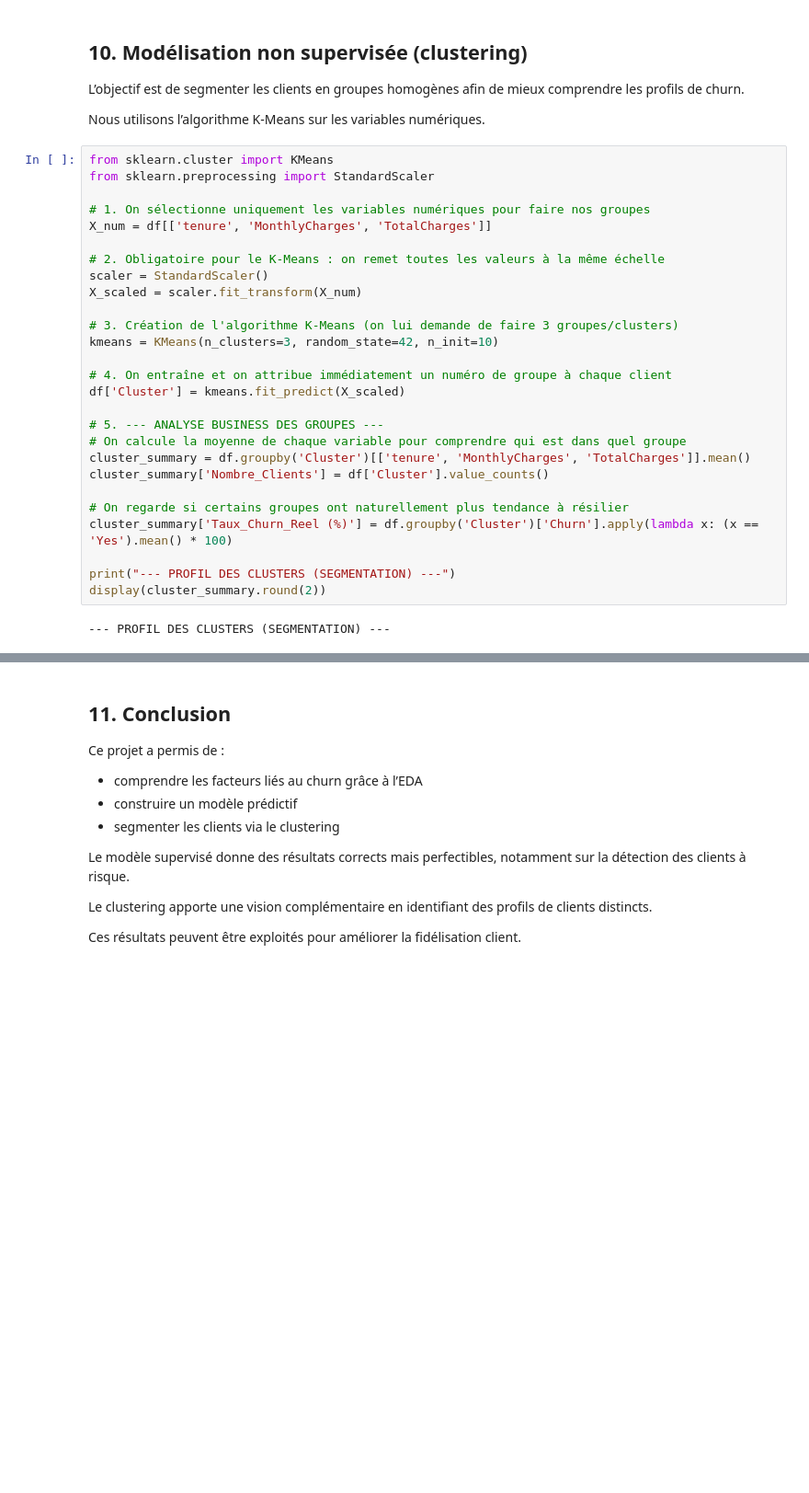
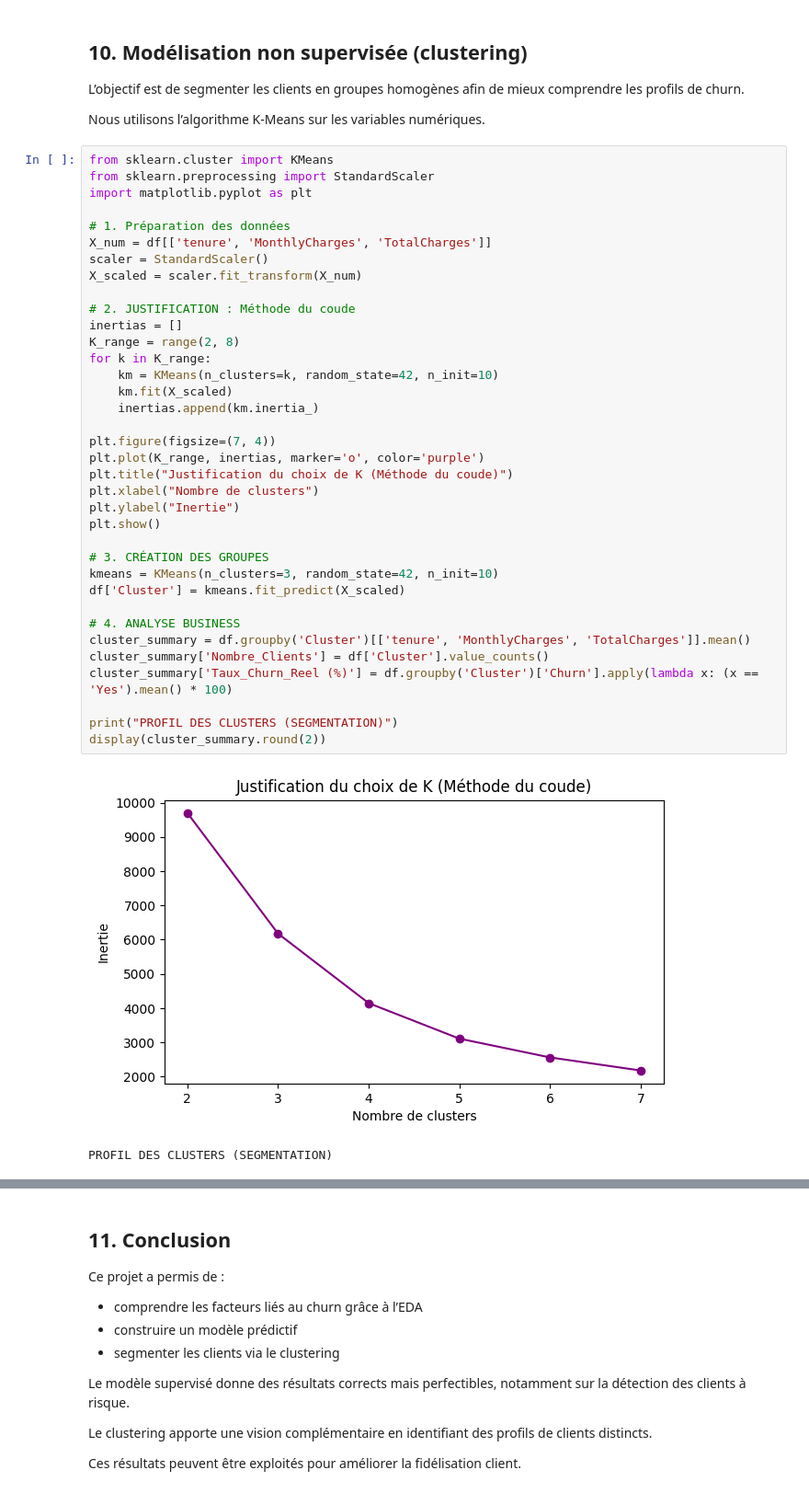
Before and after one commit to Sglinggling/Data-Science-Telco-Churn, a Jupyter notebook: eda.ipynb, the cells around one changed output, grey strips where cells are left out. Shown at 92% size. Drawn from its saved outputs; the diff is of its cells as text; blank space fills up the shorter version.

```diff
--- a/eda.ipynb
+++ b/eda.ipynb
@@ -318,32 +460,42 @@ Nous utilisons l’algorithme K-Means sur les variables numériques.
 # %%
 from sklearn.cluster import KMeans
 from sklearn.preprocessing import StandardScaler
+import matplotlib.pyplot as plt
 
-# 1. On sélectionne uniquement les variables numériques pour faire nos groupes
+# 1. Préparation des données
 X_num = df[['tenure', 'MonthlyCharges', 'TotalCharges']]
-
-# 2. Obligatoire pour le K-Means : on remet toutes les valeurs à la même échelle
 scaler = StandardScaler()
 X_scaled = scaler.fit_transform(X_num)
 
-# 3. Création de l'algorithme K-Means (on lui demande de faire 3 groupes/clusters)
+# 2. JUSTIFICATION : Méthode du coude
+inertias = []
+K_range = range(2, 8)
+for k in K_range:
+    km = KMeans(n_clusters=k, random_state=42, n_init=10)
+    km.fit(X_scaled)
+    inertias.append(km.inertia_)
+
+plt.figure(figsize=(7, 4))
+plt.plot(K_range, inertias, marker='o', color='purple')
+plt.title("Justification du choix de K (Méthode du coude)")
+plt.xlabel("Nombre de clusters")
+plt.ylabel("Inertie")
+plt.show()
+
+# 3. CRÉATION DES GROUPES
 kmeans = KMeans(n_clusters=3, random_state=42, n_init=10)
-
-# 4. On entraîne et on attribue immédiatement un numéro de groupe à chaque client
 df['Cluster'] = kmeans.fit_predict(X_scaled)
 
-# 5. --- ANALYSE BUSINESS DES GROUPES ---
-# On calcule la moyenne de chaque variable pour comprendre qui est dans quel groupe
+# 4. ANALYSE BUSINESS
 cluster_summary = df.groupby('Cluster')[['tenure', 'MonthlyCharges', 'TotalCharges']].mean()
 cluster_summary['Nombre_Clients'] = df['Cluster'].value_counts()
-
-# On regarde si certains groupes ont naturellement plus tendance à résilier
 cluster_summary['Taux_Churn_Reel (%)'] = df.groupby('Cluster')['Churn'].apply(lambda x: (x == 'Yes').mean() * 100)
 
-print("--- PROFIL DES CLUSTERS (SEGMENTATION) ---")
+print("PROFIL DES CLUSTERS (SEGMENTATION)")
 display(cluster_summary.round(2))
 # %% [output]
+[figure, added]
---- PROFIL DES CLUSTERS (SEGMENTATION) ---
+PROFIL DES CLUSTERS (SEGMENTATION)
 |  | tenure | MonthlyCharges | TotalCharges | Nombre_Clients | Taux_Churn_Reel (%) |
 | Cluster |  |  |  |  |  |
 | 0 | 29.62 | 26.63 | 815.26 | 2151 | 12.32 |
```
Also changed, not shown: parts of 11 cells of this notebook, 7 other files.
